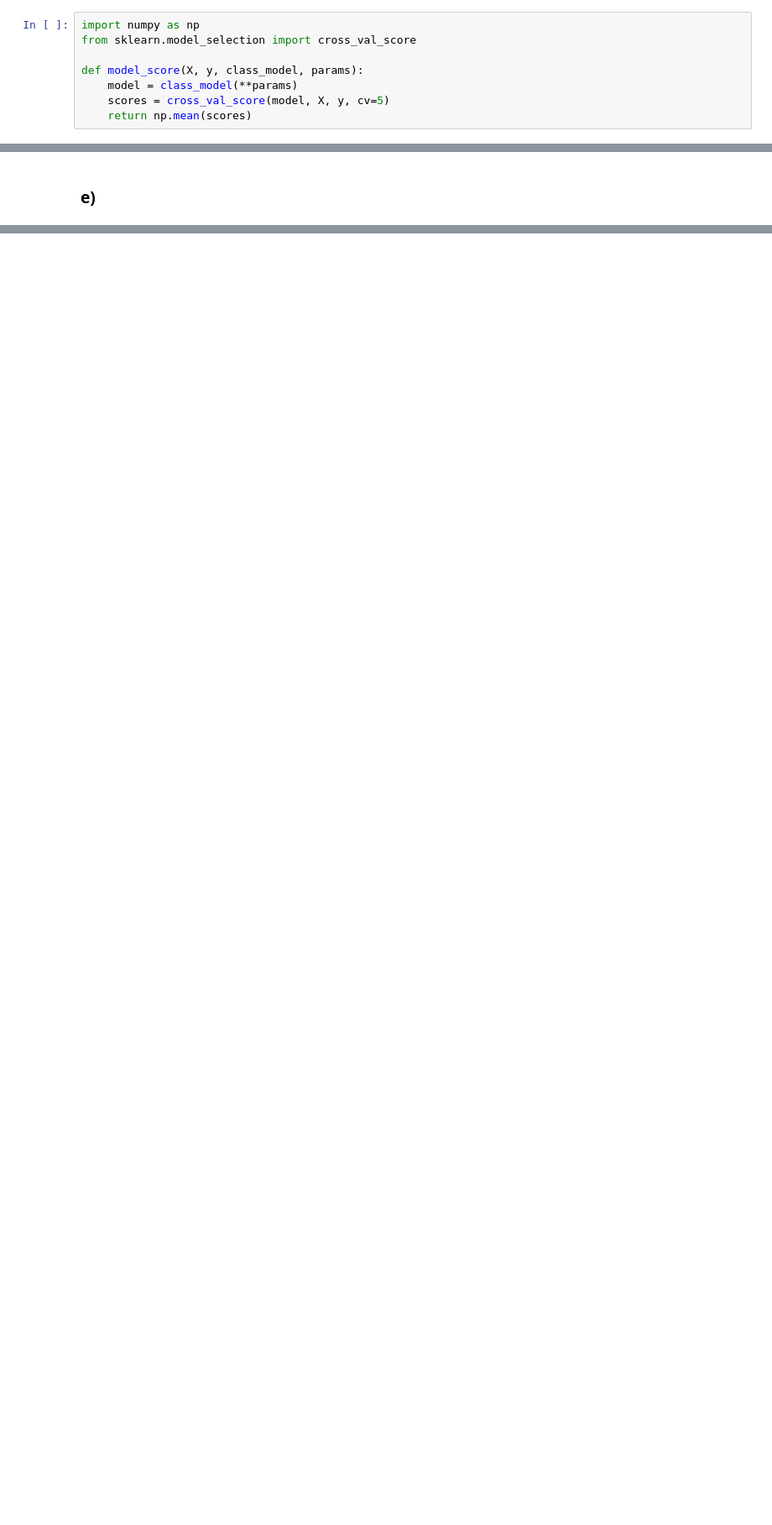
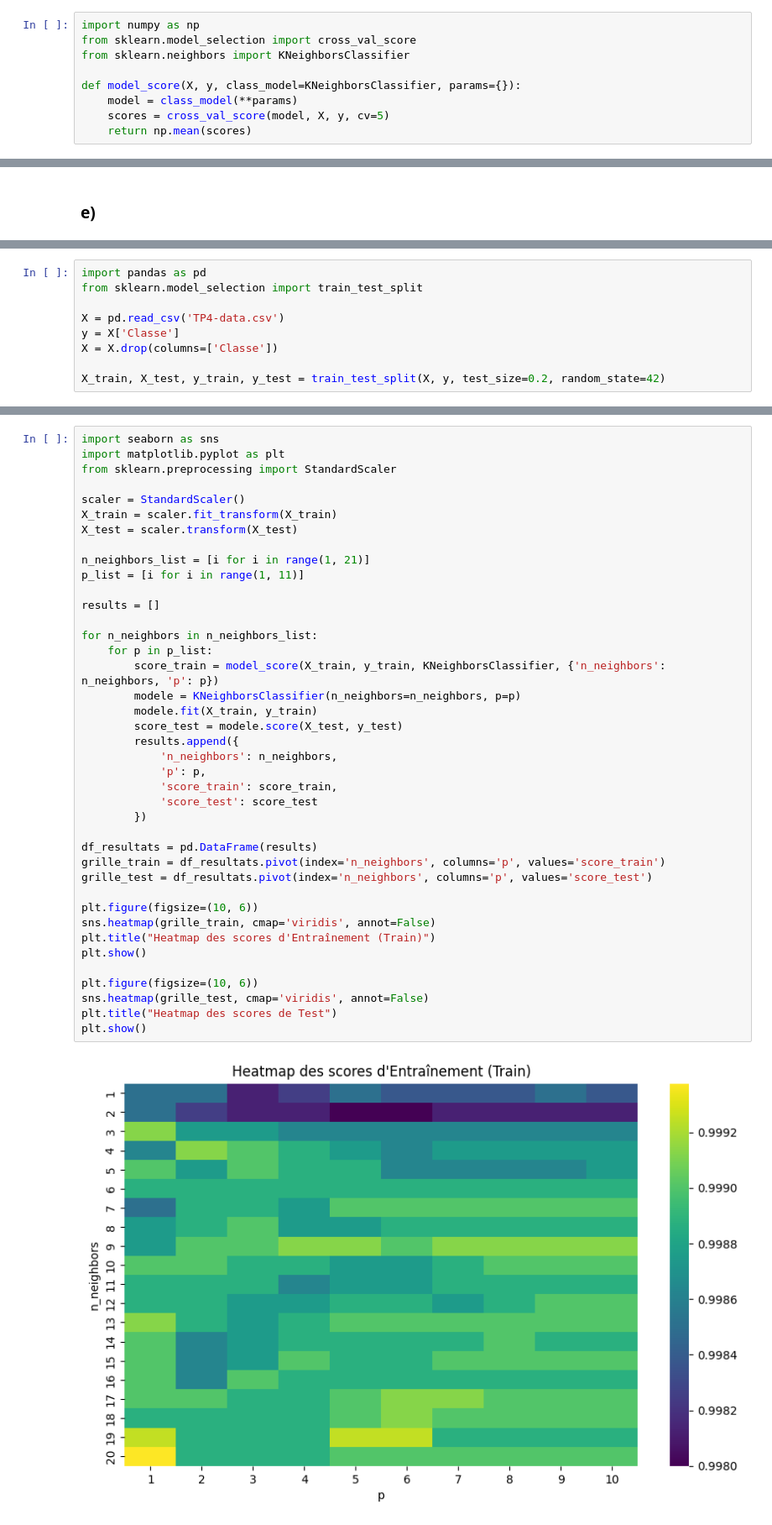
Before and after one commit to NtoDeath/Forage_de_donnees, a Jupyter notebook: TP4_Fonctions_predictives/tp4.ipynb, the cells around one changed output, grey strips where cells are left out. Shown at 84% size. Cells and saved outputs as stored; diff of their text form; blank space fills up the shorter version.

```diff
--- a/TP4_Fonctions_predictives/tp4.ipynb
+++ b/TP4_Fonctions_predictives/tp4.ipynb
@@ -11,8 +11,9 @@ Membres de l'équipe :
 # %%
 import numpy as np
 from sklearn.model_selection import cross_val_score
+from sklearn.neighbors import KNeighborsClassifier
 
-def model_score(X, y, class_model, params):
+def model_score(X, y, class_model=KNeighborsClassifier, params={}):
     model = class_model(**params)
     scores = cross_val_score(model, X, y, cv=5)
     return np.mean(scores)
@@ -73,0 +105,9 @@ def halving_optimisation(class_model, grille_param, X, y, n_splitting):
+# %%
+import pandas as pd
+from sklearn.model_selection import train_test_split
+
+X = pd.read_csv('TP4-data.csv')
+y = X['Classe']
+X = X.drop(columns=['Classe'])
+
+X_train, X_test, y_train, y_test = train_test_split(X, y, test_size=0.2, random_state=42)
@@ -73,0 +116,42 @@ def halving_optimisation(class_model, grille_param, X, y, n_splitting):
+# %%
+import seaborn as sns
+import matplotlib.pyplot as plt
+from sklearn.preprocessing import StandardScaler
+
+scaler = StandardScaler()
+X_train = scaler.fit_transform(X_train)
+X_test = scaler.transform(X_test)
+
+n_neighbors_list = [i for i in range(1, 21)]
+p_list = [i for i in range(1, 11)]
+
+results = []
+
+for n_neighbors in n_neighbors_list:
+    for p in p_list:
+        score_train = model_score(X_train, y_train, KNeighborsClassifier, {'n_neighbors': n_neighbors, 'p': p})
+        modele = KNeighborsClassifier(n_neighbors=n_neighbors, p=p)
+        modele.fit(X_train, y_train)
+        score_test = modele.score(X_test, y_test)
+        results.append({
+            'n_neighbors': n_neighbors,
+            'p': p,
+            'score_train': score_train,
+            'score_test': score_test
+        })
+
+df_resultats = pd.DataFrame(results)
+grille_train = df_resultats.pivot(index='n_neighbors', columns='p', values='score_train')
+grille_test = df_resultats.pivot(index='n_neighbors', columns='p', values='score_test')
+
+plt.figure(figsize=(10, 6))
+sns.heatmap(grille_train, cmap='viridis', annot=False)
+plt.title("Heatmap des scores d'Entraînement (Train)")
+plt.show()
+
+plt.figure(figsize=(10, 6))
+sns.heatmap(grille_test, cmap='viridis', annot=False)
+plt.title("Heatmap des scores de Test")
+plt.show()
+# %% [output]
+[figure, added]
```
Also changed, not shown: parts of 8 cells of this notebook.
